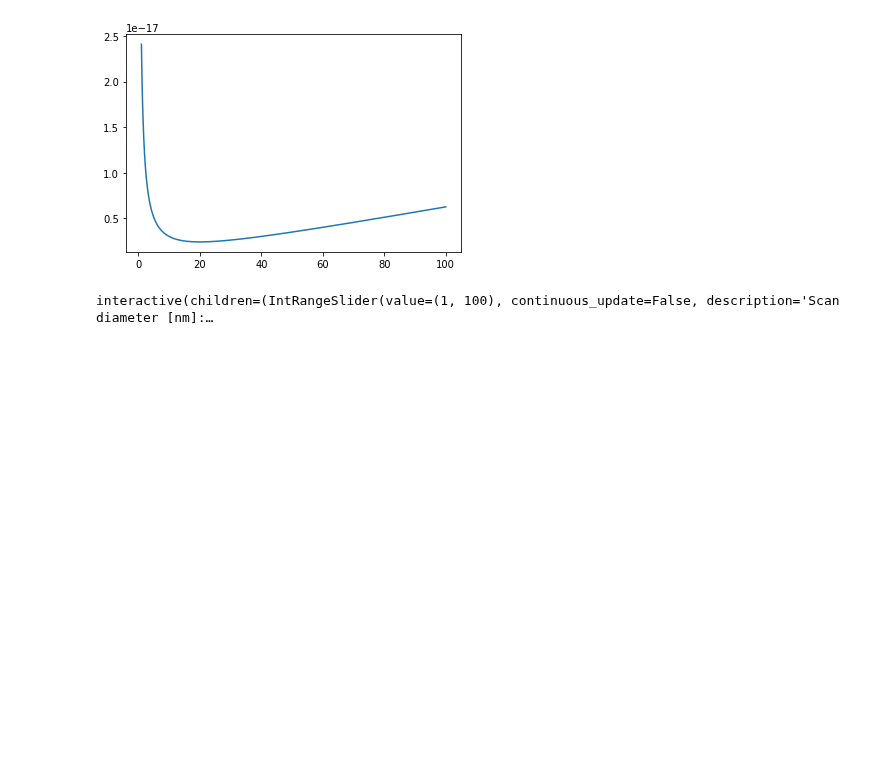
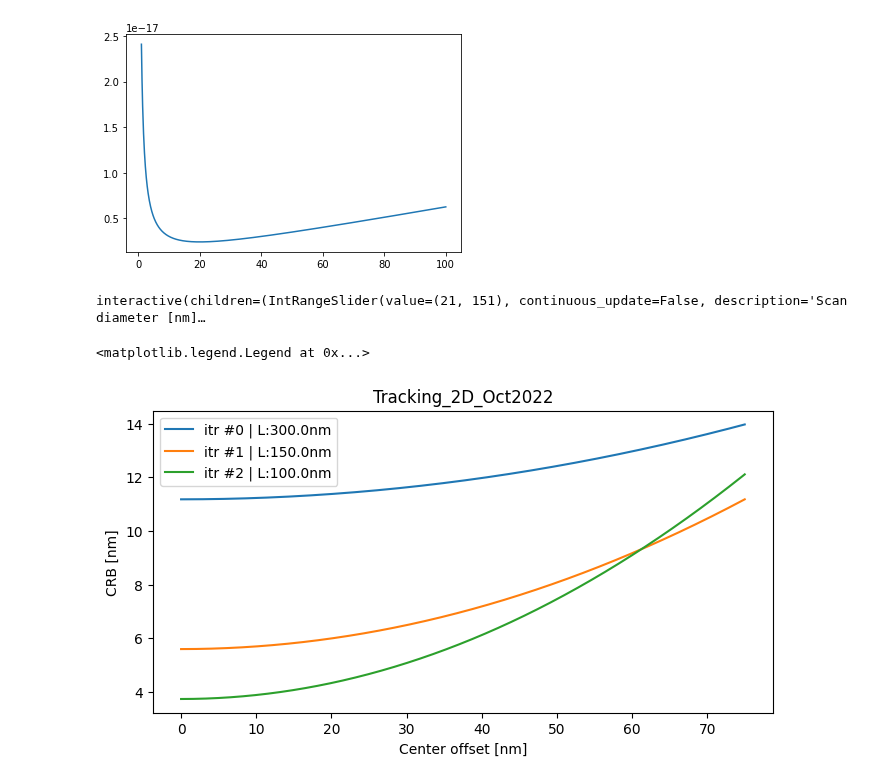
Before and after one commit to Zatyrus/Exercises, a Jupyter notebook: CramerRaoBound.ipynb, the cells around one changed output. Drawn from its saved outputs; the diff is of its cells as text; code cells hidden in the pictures; blank space fills up the shorter version.

```diff
--- a/CramerRaoBound.ipynb
+++ b/CramerRaoBound.ipynb
@@ -165,9 +174,34 @@ def plot_CRB(L,gamma,N,x,ter,term):
         X = np.linspace(x[0], x[1],1000)
         for i in range(ter[0], ter[1]):
             ax.plot(X, CRB(L*1e-9,gamma,N,X*1e-9, sig = None, ter = i), label = f'{i} iterations')
+    plt.legend(loc = 'best', fontsize = 6, ncol = 3)
     plt.show()
-
-inter = interactive(plot_CRB, L=L,gamma=gamma,N=N,x=x,ter=ter,term=term.value)
-inter
-# %% [output]
-interactive(children=(IntRangeSlider(value=(1, 100), continuous_update=False, description='Scan diameter [nm]:…
+# %%
+## interactive
+inter = interactive(plot_CRB, L=L,gamma=gamma,N=N,x=x,ter=ter,term=term.value)
+inter
+# %% [output]
+interactive(children=(IntRangeSlider(value=(21, 151), continuous_update=False, description='Scan diameter [nm]…
+# %%
+## official Sequences
+"""Tracking_2D_Oct2022"""
+def get_L(patGeoFactor, wavelength):
+    return patGeoFactor * wavelength * 0.5563
+L = [get_L(patGeoFactor, wavelength) for patGeoFactor,wavelength in zip([0.84, 0.42, 0.28],[642e-9, 642e-9, 642e-9])]
+N = [20,20,20]
+gamma = [6,6,6]
+ter = 3
+x = np.linspace(0,75e-9,1000)
+
+sig = [sigma(l,g,n,x) for l,n,g in zip(L,N,gamma)]
+
+plt.figure(figsize=(8,4), dpi =100)
+plt.title('Tracking_2D_Oct2022')
+plt.xlabel('Center offset [nm]')
+plt.ylabel('CRB [nm]')
+for i,_ in enumerate(sig):
+    plt.plot(x*1e+9, _*1e+9, label =f"itr #{i} | L:{np.round(L[i]*1e+9, decimals=2)}nm")
+plt.legend(loc = 'best')
+# %% [output]
+<matplotlib.legend.Legend at 0x...>
+[figure, added]
```
Also changed, not shown: parts of 5 cells of this notebook, 1 other file.
